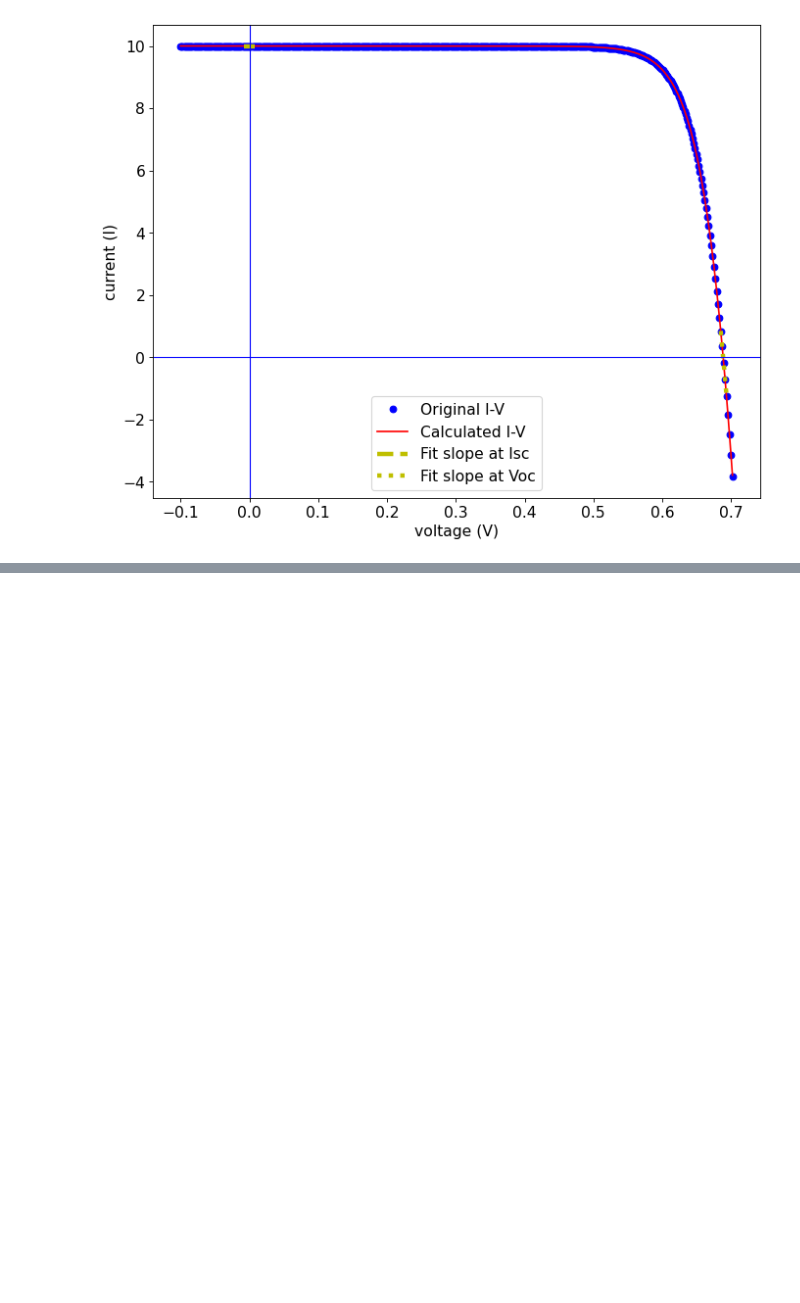
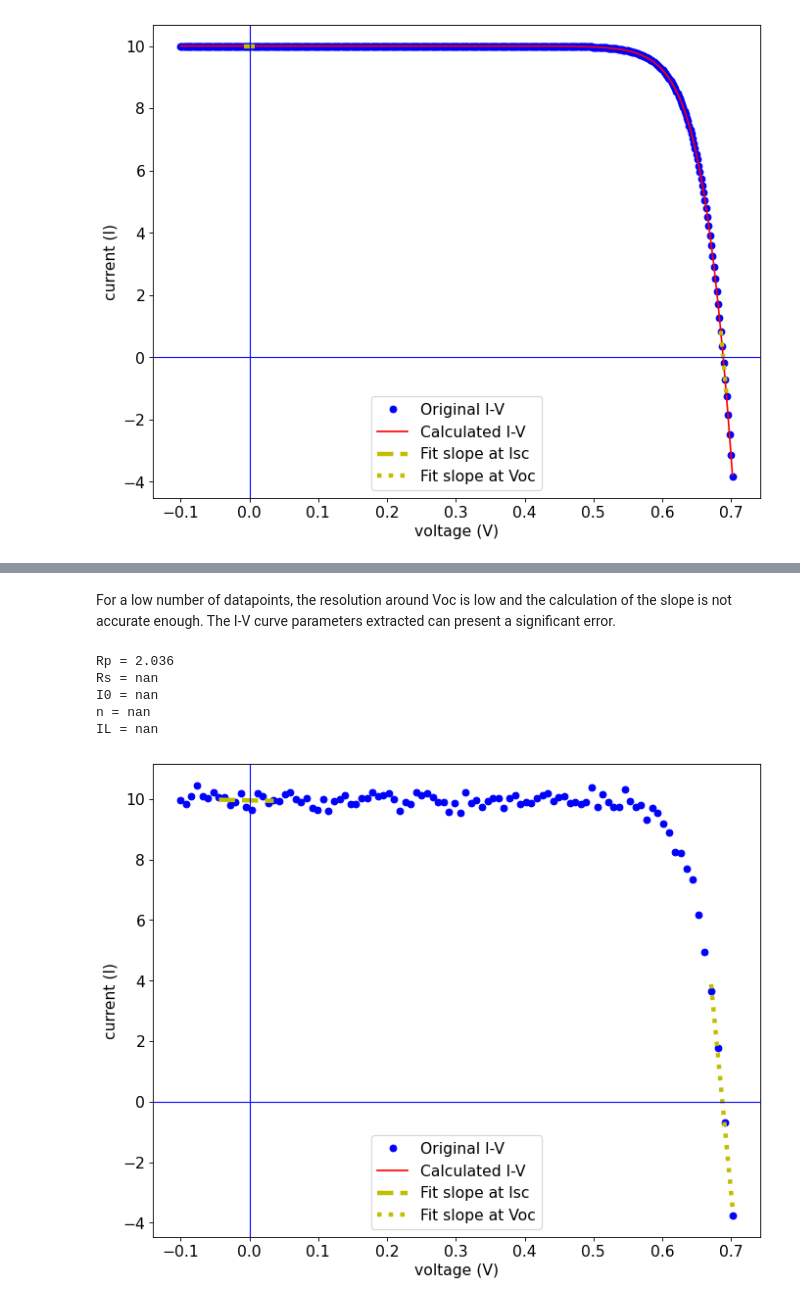
Before and after one commit to martavp/pv-textbook, a Jupyter notebook: Problems/Chapter_04/Problem_S4.11.ipynb, the cells around one changed output, grey strips where cells are left out. Drawn from its saved outputs; the diff is of its cells as text; code cells hidden in the pictures; blank space fills up the shorter version.

```diff
--- a/Problems/Chapter_04/Problem_S4.11.ipynb
+++ b/Problems/Chapter_04/Problem_S4.11.ipynb
@@ -300,0 +342,45 @@ You can try to improve the algorithm by, for example, changing the datapoints wh
+# %% [markdown]
+For a low number of datapoints, the resolution around Voc is low and the calculation of the slope is not accurate enough. The I-V curve parameters extracted can present a significant error.
+# %%
+data_size = 100
+I_noise = 0.02
+IV_curve = model_IV(Isc, I0, n, Rs, Rp, temperature, I_noise, data_size)
+
+IL_extr, I0_extr, n_extr, Rs_extr, Rp_extr, slopeFitIsc, slopeFitVoc = get_IV_params(IV_curve, temperature)
+
+IV_curve_extracted = model_IV(IL_extr, I0_extr, n_extr, Rs_extr, Rp_extr, temperature, 0, 500)
+
+# Print the results and errors
+print("Rp = " + f"{Rp_extr:.3f}")
+#print("Error Rp = " + f"{100*(Rp_extr-Rp)/Rp:.3f}" + " %")
+print("Rs = " + f"{Rs_extr:.3e}")
+#print("Error Rs = " + f"{100*(Rs_extr-Rs)/Rs:.3f}" + " %")
+print("I0 = " + f"{I0_extr:.3}")
+#print("Error I0 = " + f"{100*(I0_extr-I0)/I0:.3f}" + " %")
+print("n = " + f"{n_extr:.3f}")
+#print("Error n = " + f"{100*(n_extr-n)/n:.3f}" + " %")
+print("IL = " + f"{IL_extr:.3f}")
+#print("Error Isc = " + f"{100*(Isc_extr-Isc)/Isc:.3f}" + " %")
+
+# Plot the I-V curves
+plt.figure(figsize=(10, 8),dpi=80)
+plt.plot(IV_curve[:,0], IV_curve[:,1], 'bo', label="Original I-V")
+plt.plot(IV_curve_extracted[:,0], IV_curve_extracted[:,1], color='r', label = "Calculated I-V")
+plt.plot(slopeFitIsc[:,0],slopeFitIsc[:,1], '--', linewidth=4, color='y', label = "Fit slope at Isc")
+plt.plot(slopeFitVoc[:,0],slopeFitVoc[:,1], ':', linewidth=4, color='y', label = "Fit slope at Voc")
+#plt.ylim((-0.01, Isc*1.1))
+plt. axvline(x=0,linewidth=1, color='b')
+plt. axhline(y=0,linewidth=1, color='b')
+plt.xlabel('voltage (V)', size=14)
+plt.ylabel('current (I)', size=14)
+plt.xticks(fontsize=14)
+plt.yticks(fontsize=14)
+plt.legend(fontsize=14)
+plt.show()
+# %% [output]
+Rp = 2.036
+Rs = nan
+I0 = nan
+n = nan
+IL = nan
+[figure, added]
```
Also changed, not shown: parts of 4 cells of this notebook, 6 other files.
